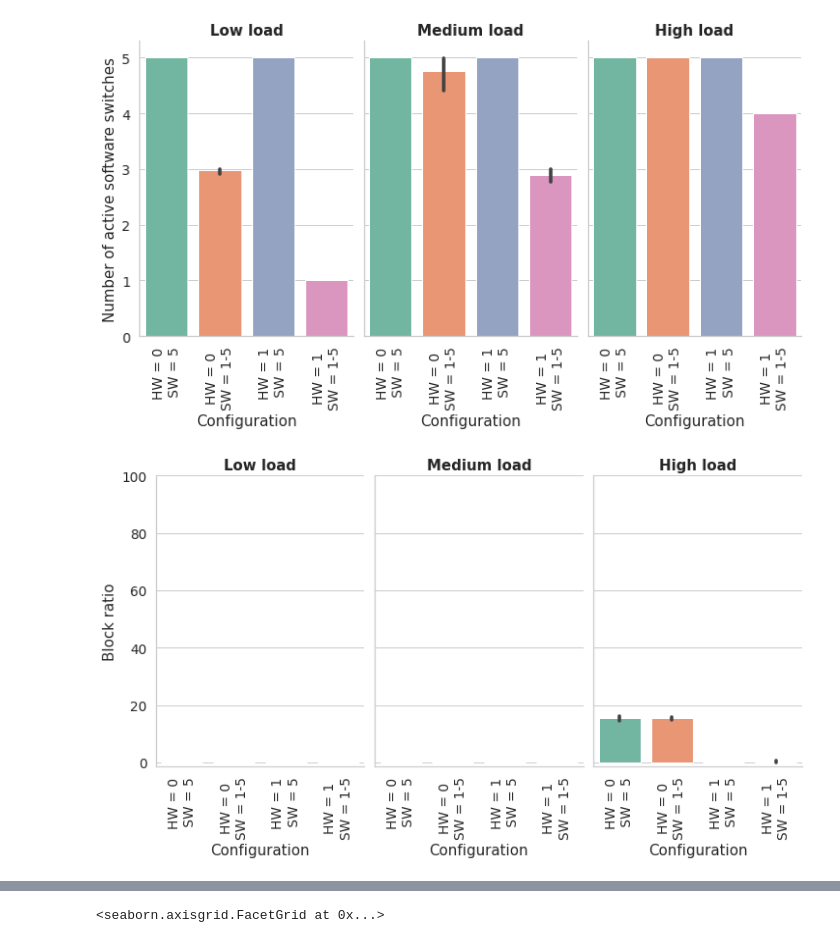
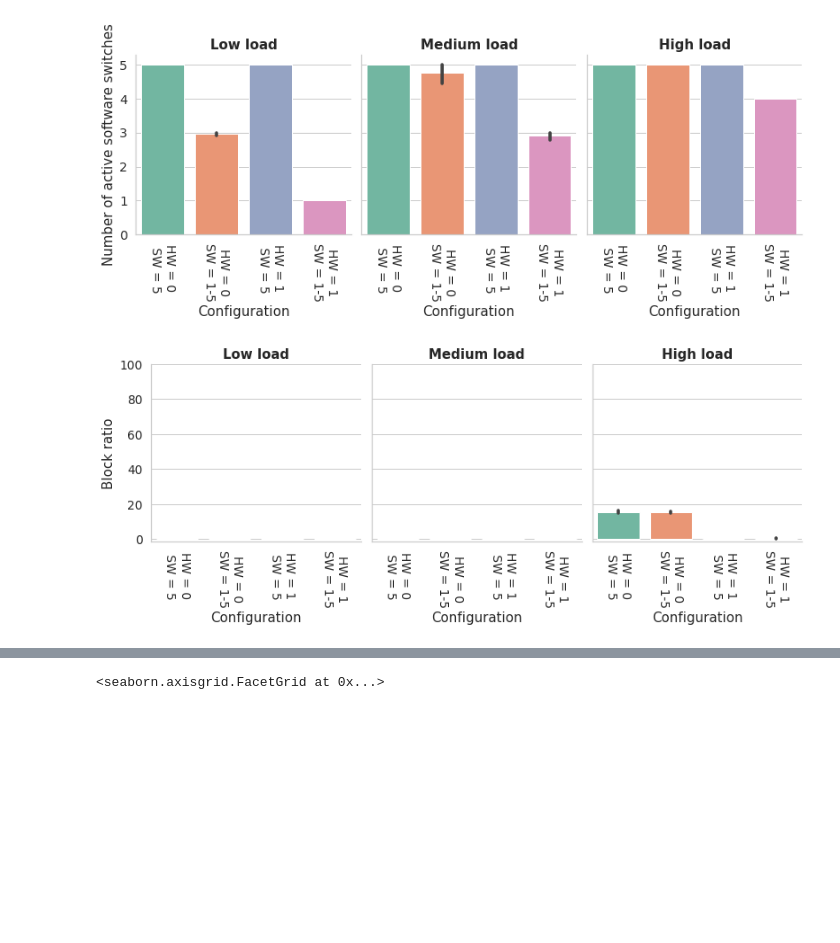
Before and after one commit to pedrobellotti/iperftestes, a Jupyter notebook: Simulacao/NovoArtigo/analiseEstavel-ABDE.ipynb, the cells around one changed output, grey strips where cells are left out. Cells and saved outputs as stored; diff of their text form; code cells hidden in the pictures; blank space fills up the shorter version.

```diff
--- a/Simulacao/NovoArtigo/analiseEstavel-ABDE.ipynb
+++ b/Simulacao/NovoArtigo/analiseEstavel-ABDE.ipynb
@@ -217,17 +217,17 @@ snsplt.fig.set_size_inches(10,6)
 # %%
 snsplt = sns.catplot(palette="Set2", x="Experimento", y="SwAtivosDepois", kind="bar",
                       ci=confianca, data=df_decisao, col="Load",col_order=["Low","Medium","High"])
 snsplt.set_titles("{col_name} load")
 snsplt.set_axis_labels("Configuration", "Number of active software switches")
 if (titulos):
     snsplt.fig.suptitle('Número de switches SW ativos', y=1.05)
 snsplt.set(ylim=(0,5.3), yticks=(0,1,2,3,4,5))
-snsplt.set_xticklabels(rotation=90)
-snsplt.fig.set_size_inches(10,6)
+snsplt.set_xticklabels(rotation=270)
+snsplt.fig.set_size_inches(11,4)
 if (salvarGraficos):
     snsplt.savefig("Graficos/NumeroSWAtivos.pdf")
 # %% [output]
-[figure, old version]
+[figure, new version]
 # %%
 df_stats = read_df_statistics()
 df_stats.rename({"e": "HW = 0\n SW = 5", "d": "HW = 1\n SW = 5",  "b": "HW = 0\nSW = 1-5" , "a5": "HW = 1\nSW = 1-5"}, inplace=True)
@@ -248,12 +248,12 @@ snsplt.set_axis_labels("Configuration", "Block ratio")
 if (titulos):
     snsplt.fig.suptitle('Regras bloqueadas', y=1.05)
 snsplt.set(ylim=(-1.5,100))
-snsplt.set_xticklabels(rotation=90)
-snsplt.fig.set_size_inches(10,6)
+snsplt.set_xticklabels(rotation=270)
+snsplt.fig.set_size_inches(11,4)
 if (salvarGraficos):
     snsplt.savefig("Graficos/Bloqueios.pdf")
 # %% [output]
-[figure, old version]
+[figure, new version]
 # %%
 df_hw = read_df_hw()
 df_hw.rename({"e": "HW = 0\n SW = 5", "d": "HW = 1\n SW = 5",  "b": "HW = 0\nSW = 1-5" , "a5": "HW = 1\nSW = 1-5"}, inplace=True)
```
Also changed, not shown: parts of 7 cells of this notebook, 16 other files.
